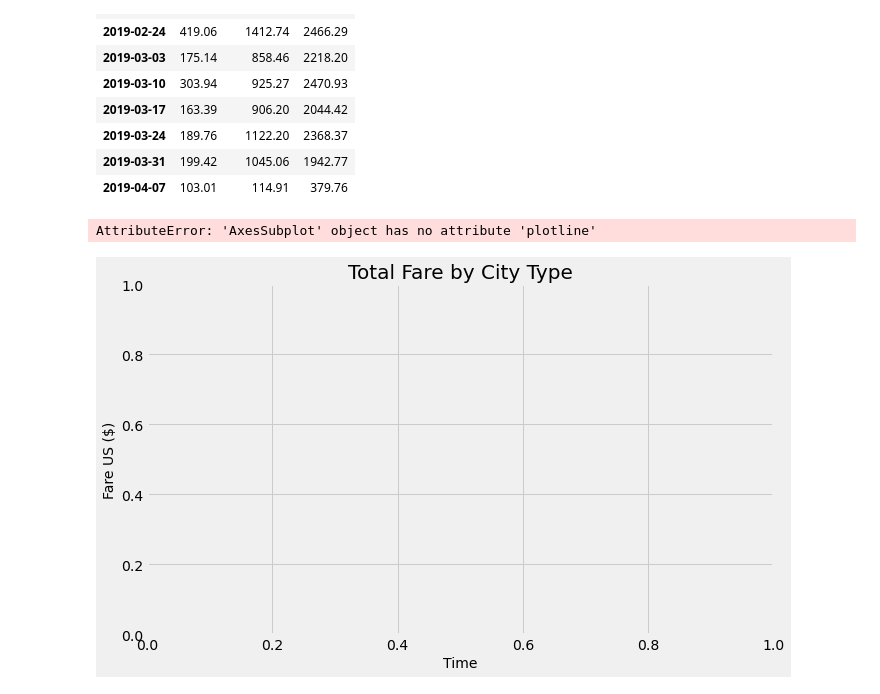
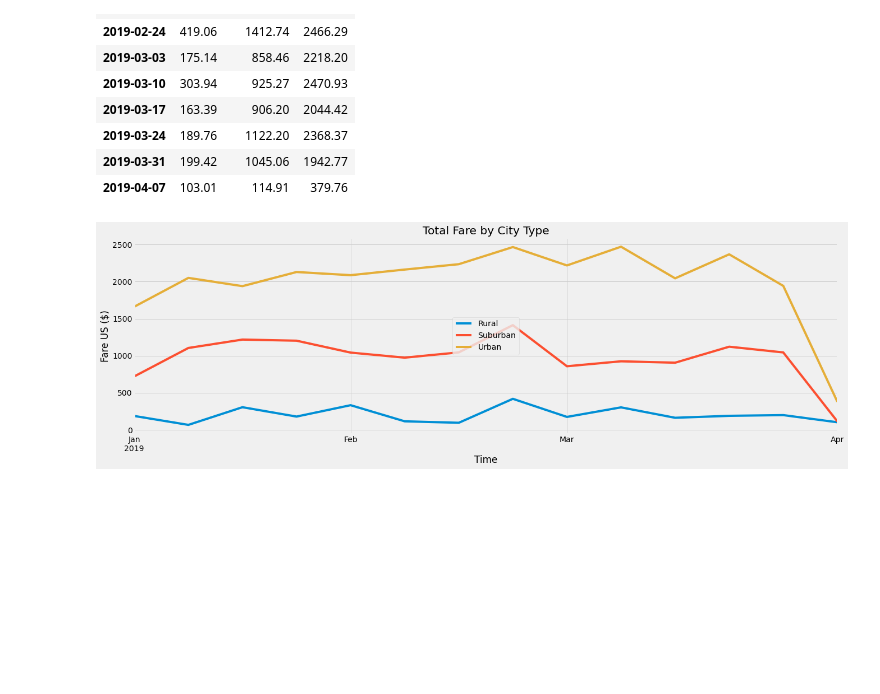
Before and after one commit to rskronek/PyBer_Analysis, a Jupyter notebook: PyBer_Challenge.ipynb, the cells around one changed output. Saved outputs shown, nothing was run; the diff lists cells and outputs as text; code cells hidden in the pictures; blank space fills up the shorter version.

```diff
--- a/PyBer_Challenge.ipynb
+++ b/PyBer_Challenge.ipynb
@@ -269,25 +269,28 @@ fare_sum_df
 # %%
 # 8. Using the object-oriented interface method, plot the resample DataFrame using the df.plot() function.
 
 # Import the style from Matplotlib.
 # Import dependencies.
 import matplotlib.pyplot as plt
 from matplotlib import style
+import numpy as np
 # Use the graph style fivethirtyeight.
-#style.use('fivethirtyeight')
+style.use('fivethirtyeight')
 
-#x_labels = ["Urban", "Suburban","Rural"]
-#ride_count_data = [urban_ride_count, suburban_ride_count, rural_ride_count]
-fig, ax = plt.subplots(figsize=(10, 6))
-ax.set_title('Total Fare by City Type',fontsize=20)
-ax.set_ylabel('Fare US ($)',fontsize=14)
-ax.set_xlabel("Time",fontsize=14)
-ax.plotline(ride_count_data, labels=x_labels)
-#ax.set_yticks(np.arange(0, 45, step=3.0))
+
+fare_sum_df.plot(figsize=(20, 6))
+plt.xlabel("Time")
+plt.ylabel("Fare US ($)")
+plt.title("Total Fare by City Type")
+plt.legend(loc='center')
+#plt.xticks(np.arange(0, 1, 0.25))
+
+#ax.set_title('Total Fare by City Type',fontsize=20)
+#ax.set_ylabel('Fare US ($)',fontsize=14)
+#ax.set_xlabel("Time",fontsize=14)
 
 # Save the figure.
-#plt.savefig("analysis/Fig2.png")
+plt.savefig("analysis/PyBer_fare_summary.png")
 plt.show()
 # %% [output]
-AttributeError: 'AxesSubplot' object has no attribute 'plotline'
-[figure, old version]
+[figure, new version]
```
Also changed, not shown: 3 other files.
